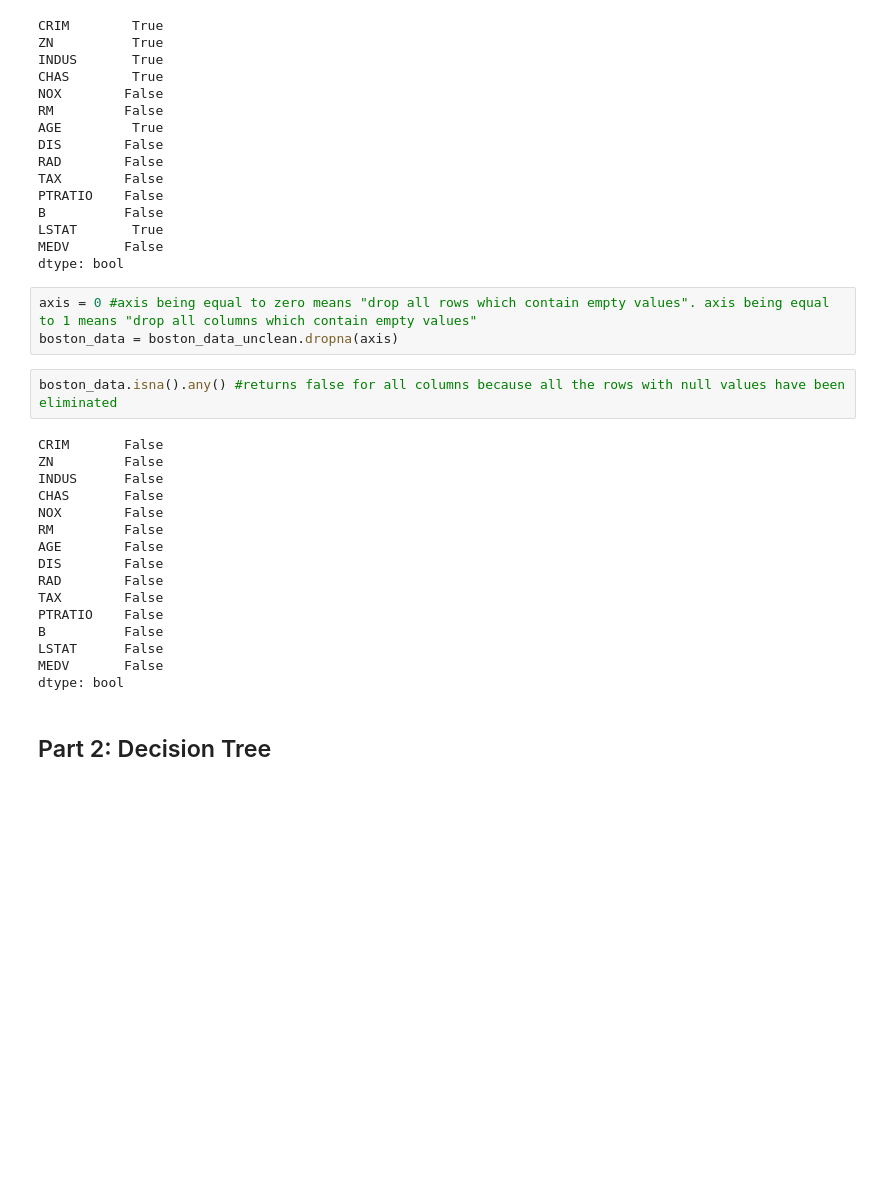
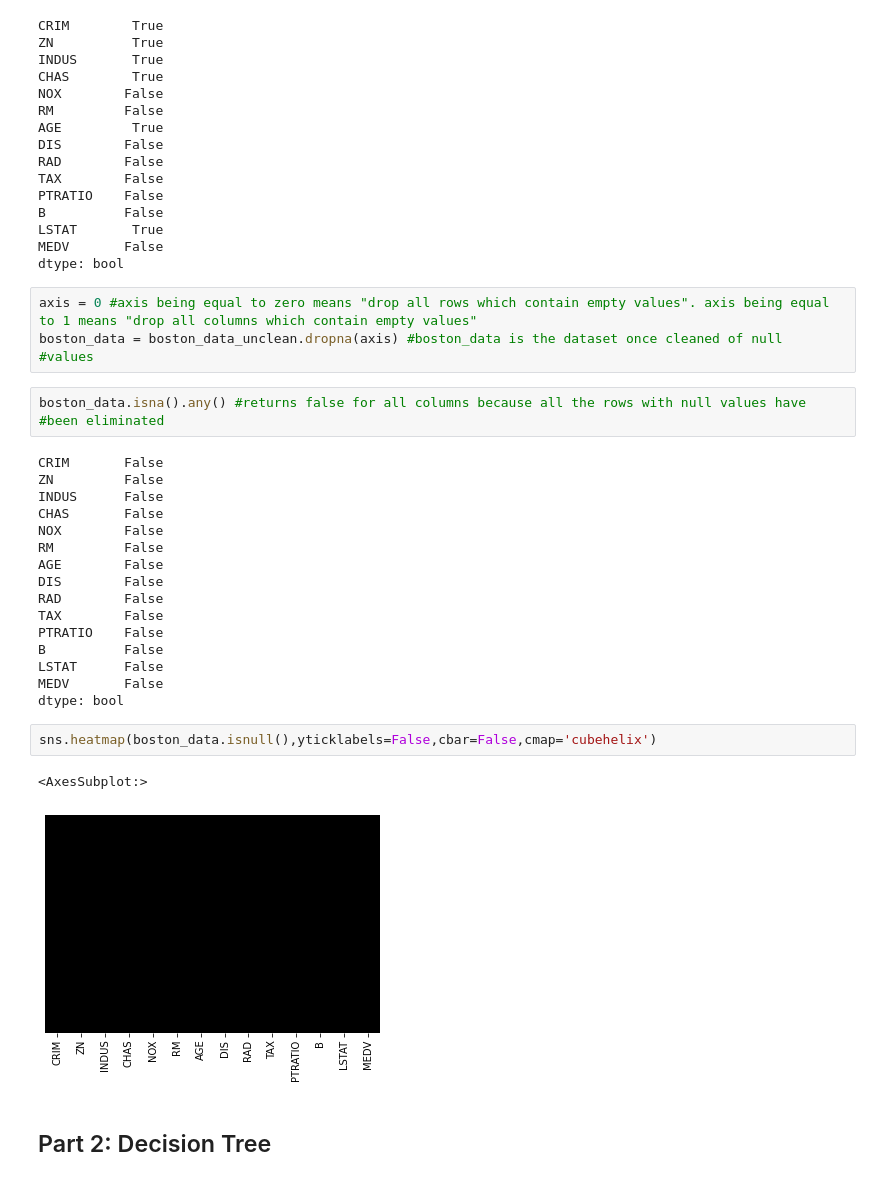
Before and after one commit to Astroworld97/CS574FinalProject, a Jupyter notebook: boston_model.ipynb, the cells around one changed output. Drawn from its saved outputs; the diff is of its cells as text; blank space fills up the shorter version.

Commit message:
finished boston model up to the val_mae step

```diff
--- a/boston_model.ipynb
+++ b/boston_model.ipynb
@@ -85,9 +87,11 @@ MEDV       False
 dtype: bool
 # %%
 axis = 0 #axis being equal to zero means "drop all rows which contain empty values". axis being equal to 1 means "drop all columns which contain empty values"
-boston_data = boston_data_unclean.dropna(axis)
+boston_data = boston_data_unclean.dropna(axis) #boston_data is the dataset once cleaned of null
+#values
 # %%
-boston_data.isna().any() #returns false for all columns because all the rows with null values have been eliminated
+boston_data.isna().any() #returns false for all columns because all the rows with null values have
+#been eliminated
 # %% [output]
 CRIM       False
 ZN         False
@@ -104,6 +108,11 @@ B          False
 LSTAT      False
 MEDV       False
 dtype: bool
+# %%
+sns.heatmap(boston_data.isnull(),yticklabels=False,cbar=False,cmap='cubehelix')
+# %% [output]
+<AxesSubplot:>
+[figure, added]
 # %% [markdown]
 ## Part 2: Decision Tree
 # %%
```
Also changed, not shown: parts of 12 cells of this notebook.
